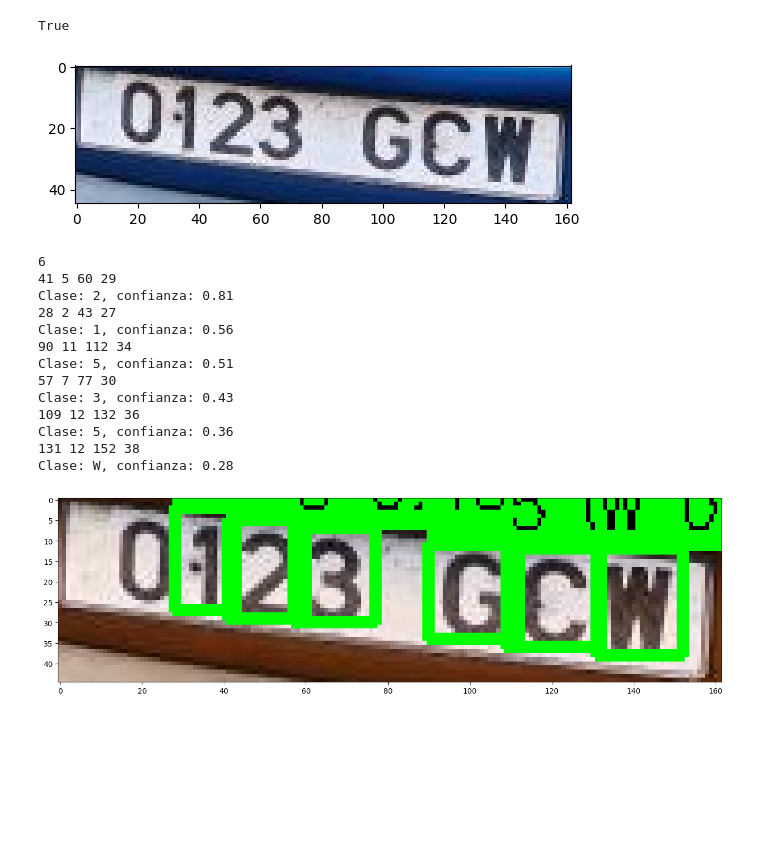
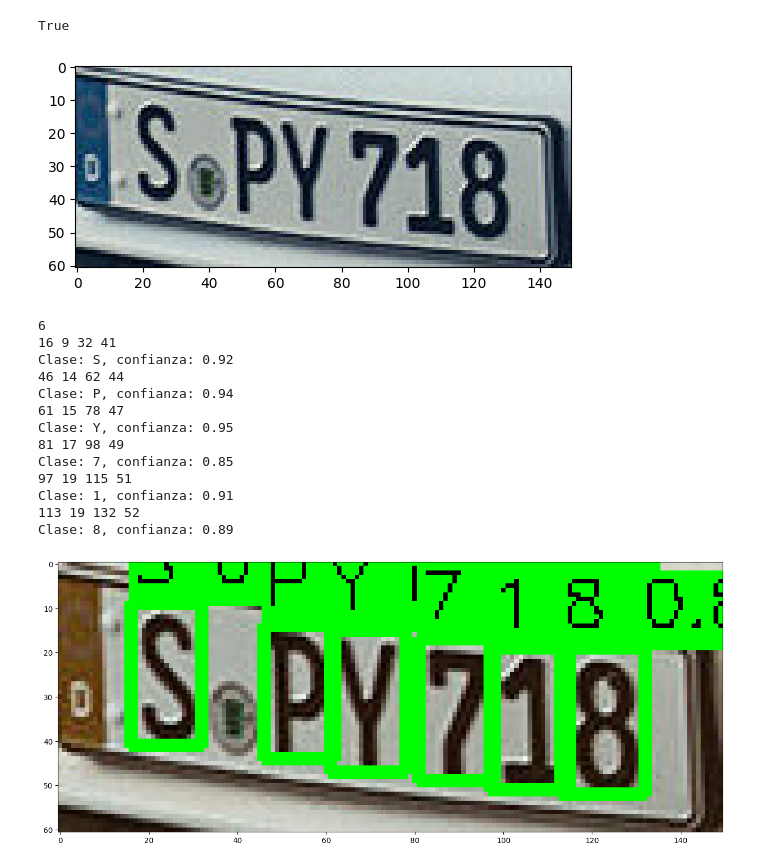
Before and after one commit to santicr3/parking, a Jupyter notebook: get_plate.ipynb, the cells around one changed output. Cells and saved outputs as stored; diff of their text form; code cells hidden in the pictures; blank space fills up the shorter version.

Commit message:
se muestra ordenado la matricula

```diff
--- a/get_plate.ipynb
+++ b/get_plate.ipynb
@@ -5,7 +5,7 @@ import os
 actual_path = os.path.abspath(os.getcwd())
 model_path=actual_path+'/models/get-plate-model.pt'
 model=YOLO(model_path)
-source_image=actual_path+'/testing/0123-GCW.jpeg'
+source_image=actual_path+'/testing/Importar-coche-a-Espana-1200x675.jpg'
 print(source_image)
 """
 images=[
@@ -83,7 +83,7 @@ plt.imshow(plate_original)
 cv2.imwrite(actual_path+'/testing/new_plate.png',plate_original)
 # %% [output]
 True
-[figure, old version]
+[figure, new version]
 # %%
 model_path = actual_path+'/models/slice-plates.pt'
 
@@ -104,8 +104,10 @@ results = model.predict(
 orig_img=cv2.cvtColor(plate_original, cv2.COLOR_BGR2RGB)
 
 predictions = results[0]
+sorted_boxes = sorted(predictions.boxes, key=lambda box: box.xyxy[0][0])
 print(len(predictions))
-for plate_box in predictions.boxes:
+matricula_predecida= ""
+for plate_box in sorted_boxes:
     x1, y1, x2, y2 = plate_box.xyxy[0]
 
     # Convertir a int para dibujar con OpenCV
@@ -115,45 +117,47 @@ for plate_box in predictions.boxes:
 
     # ID de la clase detectada
     cls_id = int(plate_box.cls[0])
 
     # Confianza de la detección
     conf = float(plate_box.conf[0])
 
     # Nombre de la clase (basado en model.names)
     class_name = model.names[cls_id] if model.names and cls_id < len(model.names) else f"cls_{cls_id}"
 
+    matricula_predecida += class_name
     print(f"Clase: {class_name}, confianza: {conf:.2f}")
     # Dibujo del rectángulo
     color = (0, 255, 0)  # Verde
     thickness = 2
     cv2.rectangle(orig_img, (x1, y1), (x2, y2), color, thickness)
 
     # Texto (etiqueta + confianza)
     label = f"{class_name} {conf:.2f}"
     # Para dibujar el fondo del texto (opcional, para que sea legible)
     (tw, th), baseline = cv2.getTextSize(label, cv2.FONT_HERSHEY_SIMPLEX, 0.5, 1)
     # Caja para el texto encima del bounding plate_box
     cv2.rectangle(orig_img, (x1, y1 - th - baseline), (x1 + tw, y1), color, -1)
     cv2.putText(orig_img, label, (x1, y1 - baseline),
                 cv2.FONT_HERSHEY_SIMPLEX, 0.5, (0, 0, 0), 1)
 
 plt.figure(figsize=(16, 9))
 plt.imshow(orig_img)
 plt.show()
+print(matricula_predecida)
 # %% [output]
 6
-41 5 60 29
-Clase: 2, confianza: 0.81
-28 2 43 27
-Clase: 1, confianza: 0.56
-90 11 112 34
-Clase: 5, confianza: 0.51
-57 7 77 30
-Clase: 3, confianza: 0.43
-109 12 132 36
-Clase: 5, confianza: 0.36
-131 12 152 38
-Clase: W, confianza: 0.28
+16 9 32 41
+Clase: S, confianza: 0.92
+46 14 62 44
+Clase: P, confianza: 0.94
+61 15 78 47
+Clase: Y, confianza: 0.95
+81 17 98 49
+Clase: 7, confianza: 0.85
+97 19 115 51
+Clase: 1, confianza: 0.91
+113 19 132 52
+Clase: 8, confianza: 0.89
-[figure, old version]
+[figure, new version]
 # %%
 import numpy as np
```
Also changed, not shown: parts of 3 cells of this notebook.
